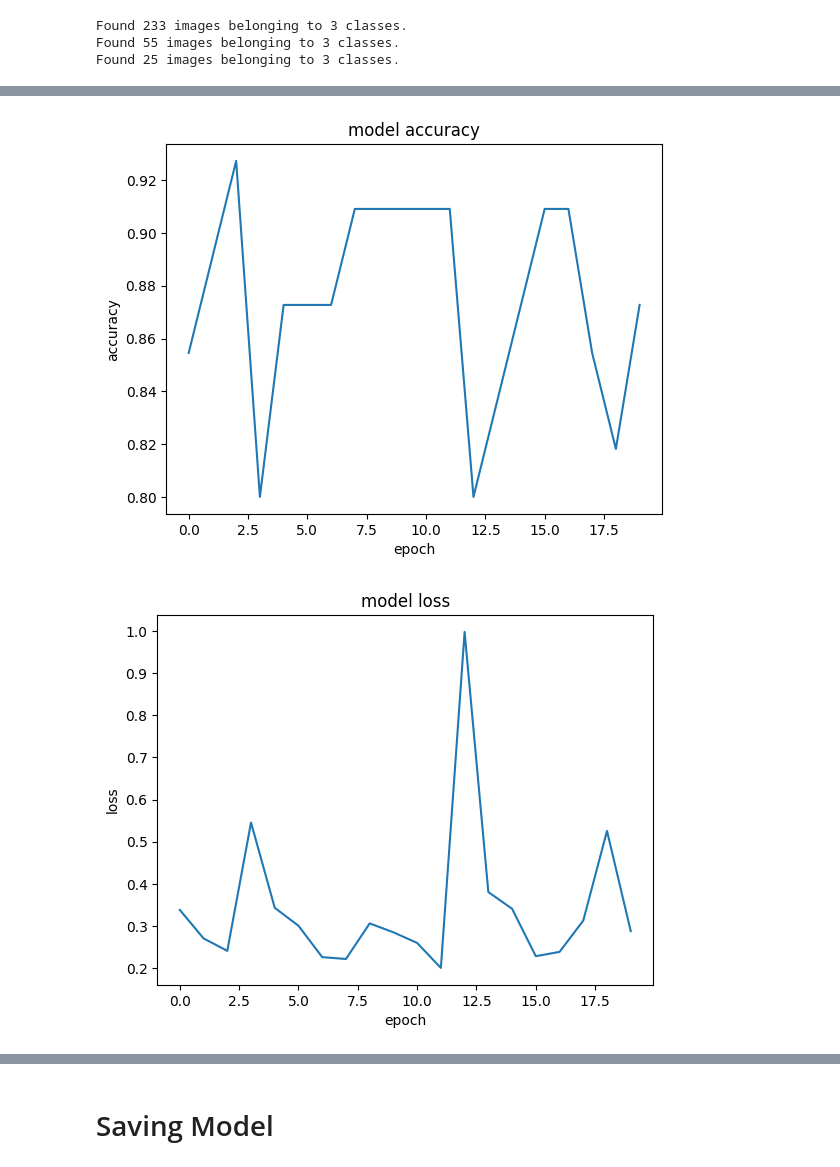
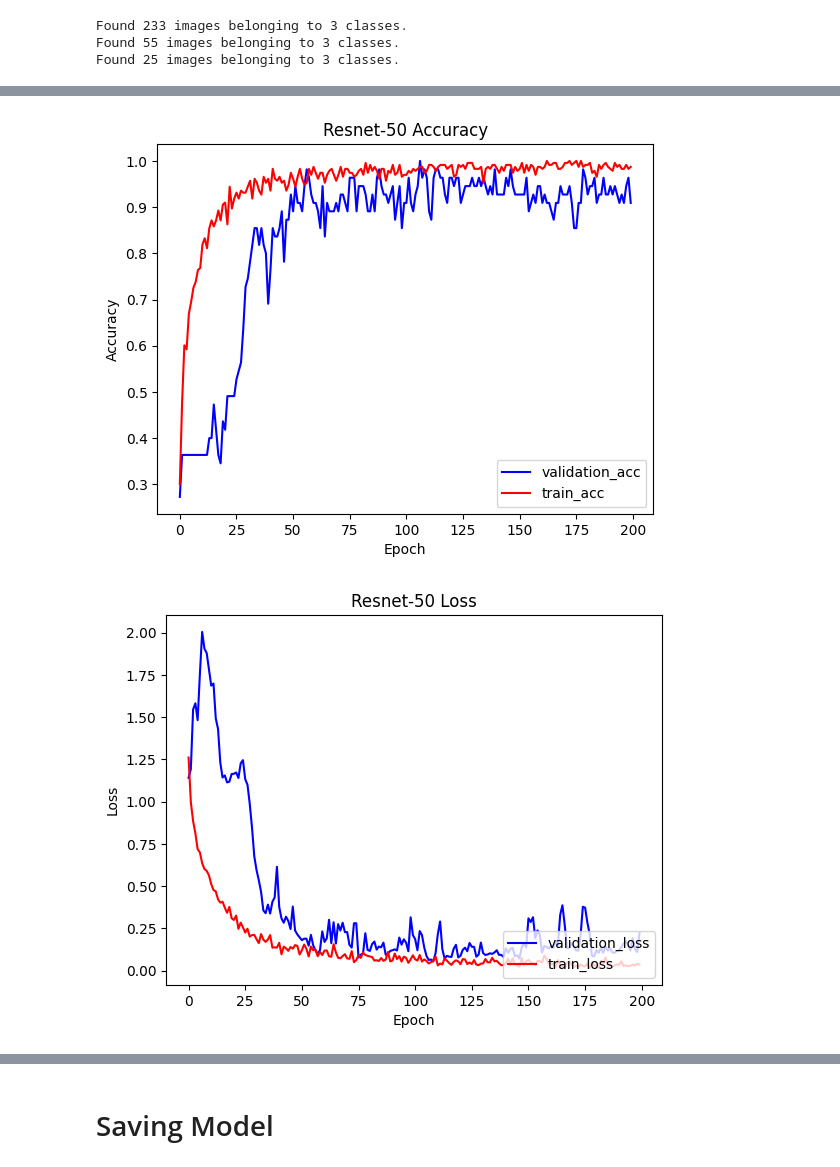
Before and after one commit to Waleed15/Control-Mountain-Car-Using-Webcam, a Jupyter notebook: Scripts/training_model.ipynb, the cells around one changed output, grey strips where cells are left out. Saved outputs shown, nothing was run; the diff lists cells and outputs as text; code cells hidden in the pictures.

```diff
--- a/Scripts/training_model.ipynb
+++ b/Scripts/training_model.ipynb
@@ -90,2 +100,2 @@ model_transfer.compile(loss='categorical_crossentropy',
 # %%
-history_pretrained = model_transfer.fit(train_generator, epochs=20, shuffle = True, verbose = 1, validation_data = val_generator)
+# history_pretrained = model_transfer.fit(train_generator, epochs=epochs, shuffle = True, verbose = 1, validation_data = val_generator, callbacks=[lr_callback])
@@ -110,17 +102,35 @@ Epoch 20/20
 # %%
 # summarize history for accuracy
-plt.plot(history_pretrained.history['val_accuracy'])
-plt.title('model accuracy')
-plt.ylabel('accuracy')
-plt.xlabel('epoch')
+plt.plot(history_pretrained.history['val_accuracy'], "-b", label="validation_acc")
+plt.plot(history_pretrained.history['accuracy'], "-r", label="train_acc")
+plt.title('Resnet-50 Accuracy')
+plt.ylabel('Accuracy')
+plt.xlabel('Epoch')
+plt.legend(loc="lower right")
 plt.show()
 
 # summarize history for loss
-plt.plot(history_pretrained.history['val_loss'])
-plt.title('model loss')
-plt.ylabel('loss')
-plt.xlabel('epoch')
+plt.plot(history_pretrained.history['val_loss'], "-b", label="validation_loss")
+plt.plot(history_pretrained.history['loss'], "-r", label="train_loss")
+plt.title('Resnet-50 Loss')
+plt.ylabel('Loss')
+plt.xlabel('Epoch')
+plt.legend(loc="lower right")
 plt.show()
+
+# summarize history for precision
+plt.plot(history_pretrained.history['val_precision'])
+plt.title('Model Precision')
+plt.ylabel('Precision')
+plt.xlabel('Epoch')
+plt.show()
+
+# summarize history for recall
+plt.plot(history_pretrained.history['val_recall'])
+plt.title('Model Recall')
+plt.ylabel('Recall')
+plt.xlabel('Epoch')
+plt.show()
 # %% [output]
-[figure, old version]
+[figure, new version]
-[figure, old version]
+[figure, new version]
```
Also changed, not shown: parts of 19 cells of this notebook, 6 other files.
